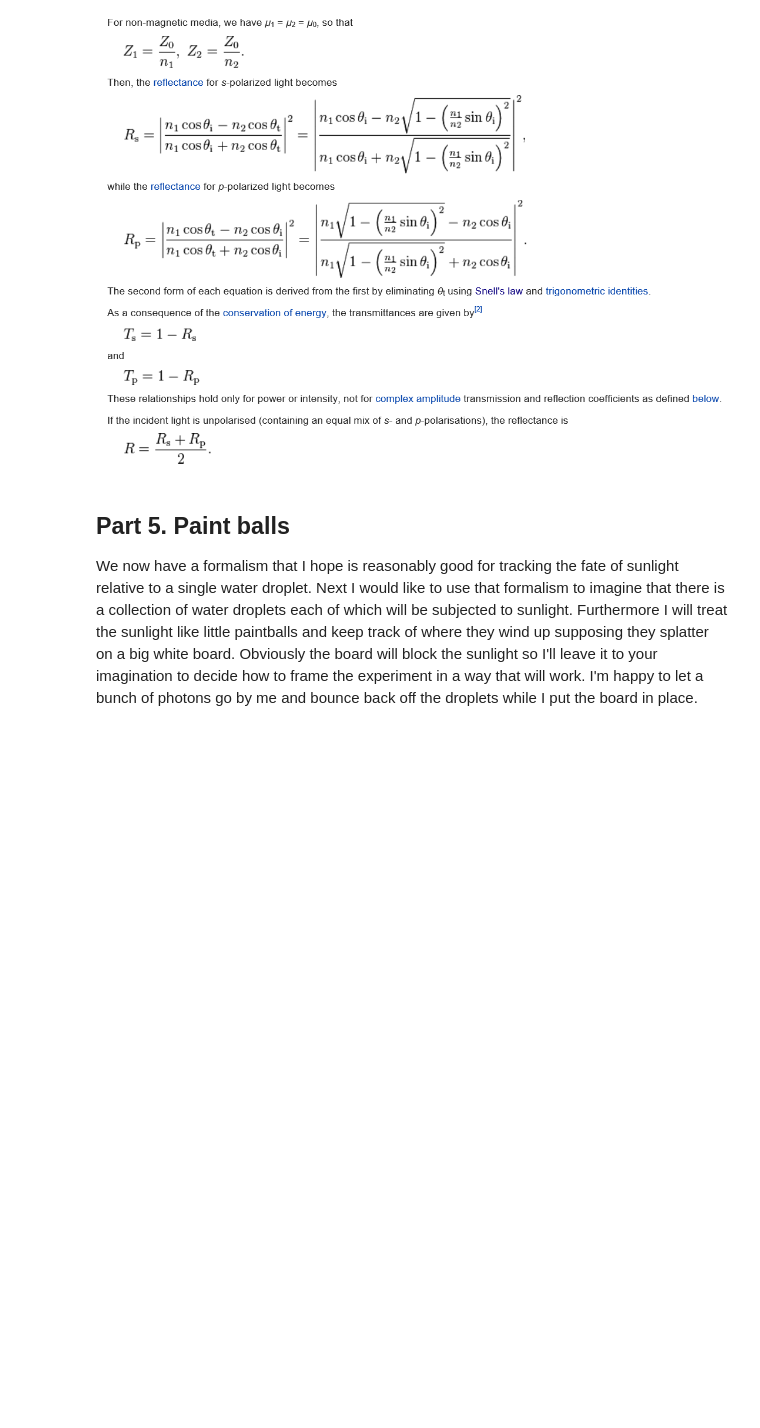
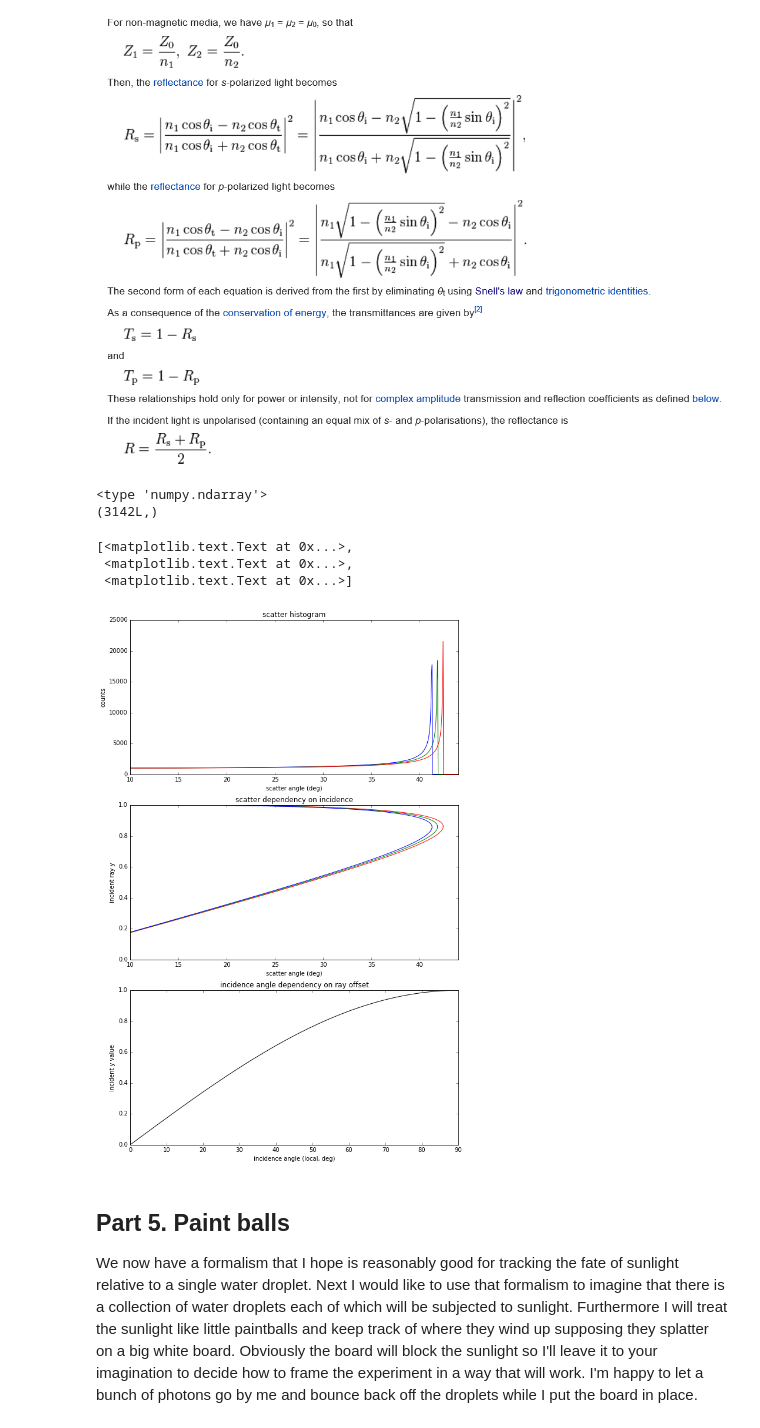
Before and after one commit to robfatland/percival, a Jupyter notebook: IPython Notebooks/Rainbow.ipynb, the cells around one changed output. Saved outputs shown, nothing was run; the diff lists cells and outputs as text; code cells hidden in the pictures; blank space fills up the shorter version.

```diff
--- a/IPython Notebooks/Rainbow.ipynb
+++ b/IPython Notebooks/Rainbow.ipynb
@@ -352,6 +392,78 @@ def RCoefficient(theta, n1, n2):
     Rs = (RsNum * RsNum) / (RsDenom * RsDenom)
     Rp = (RpNum * RpNum) / (RpDenom * RpDenom)
     return (Rs+Rp)/2.0
+# %%
+epsilon = 0.001
+domain = np.arange(-pi/2., pi/2.0, epsilon)
+print type(domain)
+
+bins = domain.shape[0]
+scale = float(bins)
+blueRange = np.zeros(bins)
+greenRange = np.zeros(bins)
+redRange = np.zeros(bins)
+
+print redRange.shape
+
+# print domain.ndim
+
+yIncident = []
+yIncidentAngleDeg = []
+angleDeg = []
+angleDeg.append([])
+angleDeg.append([])
+angleDeg.append([])
+
+fig, axes = plt.subplots(3, figsize=(10,16))
+ax0 = axes[0]
+ax1 = axes[1]
+ax2 = axes[2]
+
+for y in np.arange(0.0, 1.0, 0.000001):
+    yIncident.append(y)
+    yIncidentAngleDeg.append(np.arcsin(y)*180./pi)
+    thetaRed = dropangle(y, 700.0)
+    thetaGreen = dropangle(y, 550.0)
+    thetaBlue = dropangle(y, 400.0)
+    angleDeg[0].append(rtd(thetaRed))
+    angleDeg[1].append(rtd(thetaGreen))
+    angleDeg[2].append(rtd(thetaBlue))
+    redBin = getbin(thetaRed)
+    greenBin = getbin(thetaGreen)
+    blueBin = getbin(thetaBlue)
+    if redBin >= 0 and redBin < bins: redRange[redBin] += 1
+    if greenBin >= 0 and greenBin < bins: greenRange[greenBin] += 1
+    if blueBin >= 0 and blueBin < bins: blueRange[blueBin] += 1
+
+# print type(domain)
+# print type(histogram)
+# plt.plot(domain, histogram)
+
+domainDegrees = domain * 180.0 / pi
+
+ax0.plot(domainDegrees, blueRange, 'b')
+ax0.plot(domainDegrees, greenRange, 'g')
+ax0.plot(domainDegrees, redRange, 'r')
+ax0.set(xlim=(10.0, 44.0))
+ax0.set(xlabel='scatter angle (deg)', ylabel = 'counts', title='scatter histogram')
+
+ax1.plot(angleDeg[0], yIncident, 'r')
+ax1.plot(angleDeg[1], yIncident, 'g')
+ax1.plot(angleDeg[2], yIncident, 'b')
+ax1.set(xlim=(10.0, 44.0))
+ax1.set(ylabel='incident ray y', xlabel = 'scatter angle (deg)', title='scatter dependency on incidence')
+
+ax2.plot(yIncidentAngleDeg, yIncident, 'k')
+# ax2.plot(angleRedDeg, yIncident, 'r')
+ax2.set(xlim=(0.0, 90.0),ylim=(0.0,1.0))
+ax2.set(ylabel='incident y value', xlabel = 'incidence angle (local, deg)', title='incidence angle dependency on ray offset')
+# %% [output]
+<type 'numpy.ndarray'>
+(3142L,)
+[<matplotlib.text.Text at 0x...>,
+ <matplotlib.text.Text at 0x...>,
+ <matplotlib.text.Text at 0x...>]
+[figure, added]
 # %% [markdown]
 ## Part 5. Paint balls
 
```
Also changed, not shown: parts of 7 cells of this notebook.
